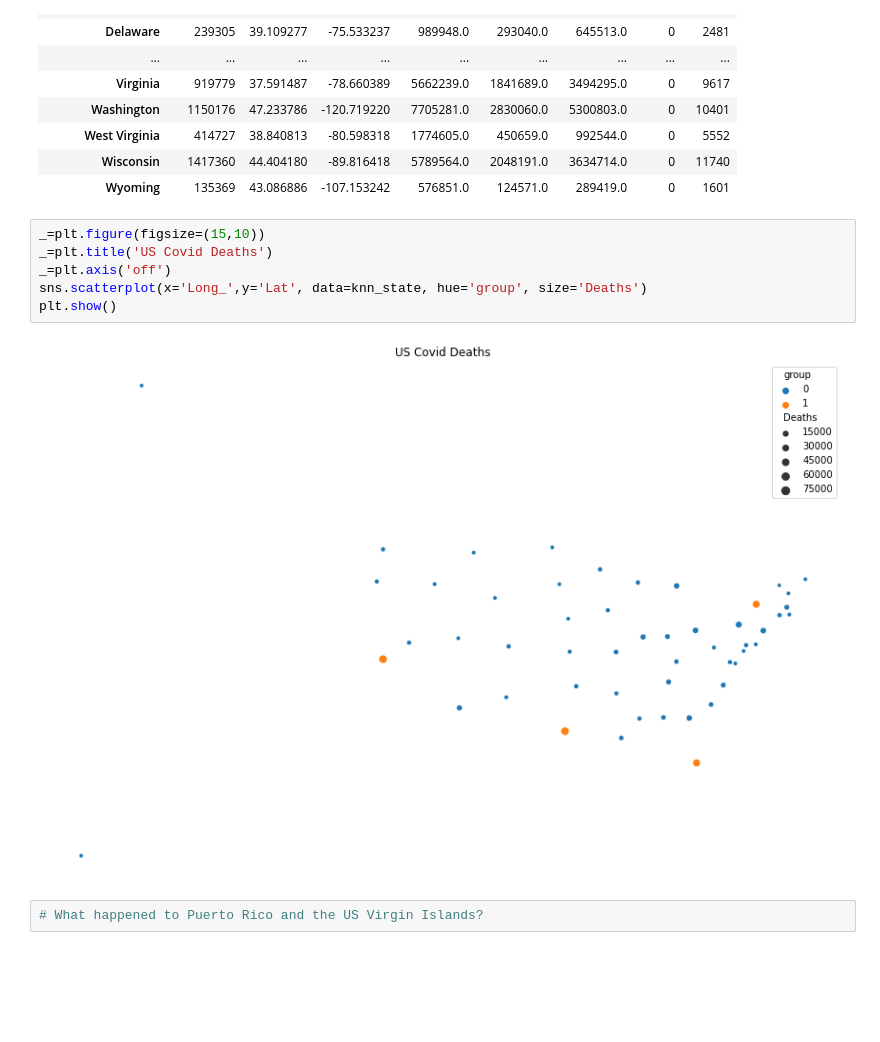
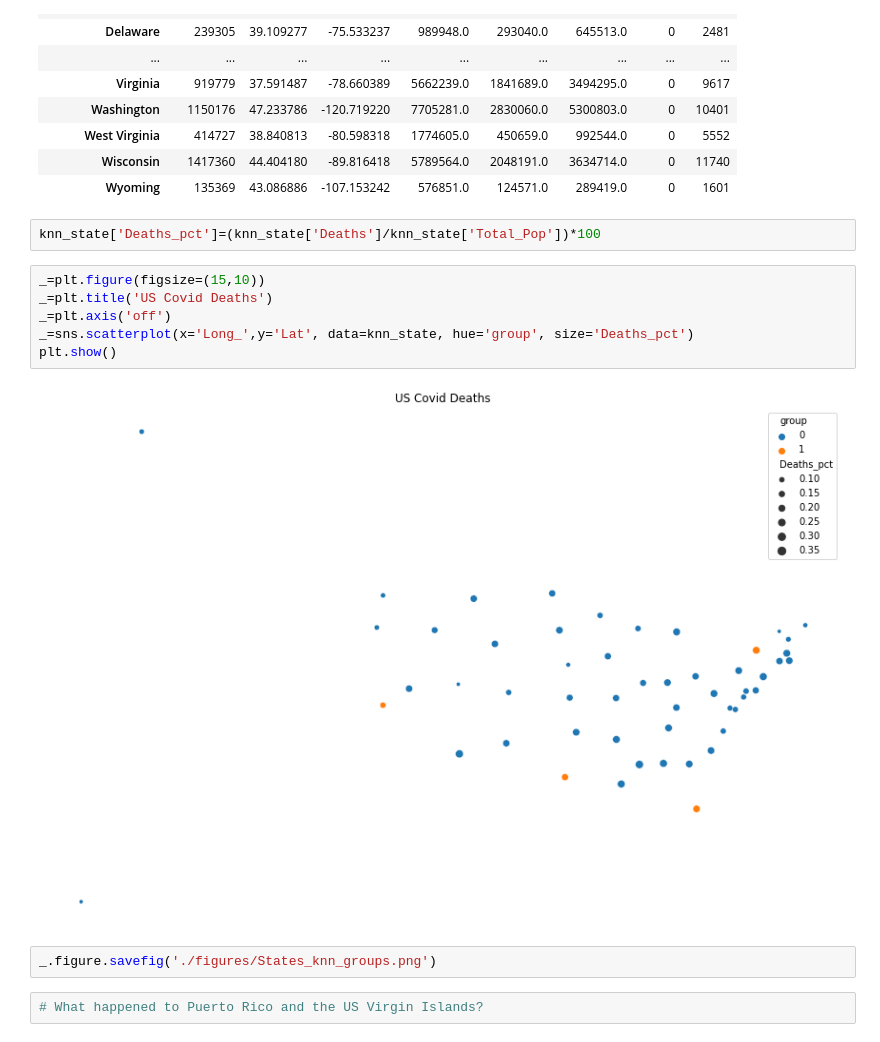
Before and after one commit to asullivan42/COVID_Bubble_Estimator, a Jupyter notebook: Regression_Analysis.ipynb, the cells around one changed output. Cells and saved outputs as stored; diff of their text form; blank space fills up the shorter version.

```diff
--- a/Regression_Analysis.ipynb
+++ b/Regression_Analysis.ipynb
@@ -2691,13 +2705,17 @@ knn_state
 | West Virginia | 414727 | 38.840813 | -80.598318 | 1774605.0 | 450659.0 | 992544.0 | 0 | 5552 |
 | Wisconsin | 1417360 | 44.404180 | -89.816418 | 5789564.0 | 2048191.0 | 3634714.0 | 0 | 11740 |
 | Wyoming | 135369 | 43.086886 | -107.153242 | 576851.0 | 124571.0 | 289419.0 | 0 | 1601 |
+# %%
+knn_state['Deaths_pct']=(knn_state['Deaths']/knn_state['Total_Pop'])*100
 # %%
 _=plt.figure(figsize=(15,10))
 _=plt.title('US Covid Deaths')
 _=plt.axis('off')
-sns.scatterplot(x='Long_',y='Lat', data=knn_state, hue='group', size='Deaths')
+_=sns.scatterplot(x='Long_',y='Lat', data=knn_state, hue='group', size='Deaths_pct')
 plt.show()
 # %% [output]
-[figure, old version]
+[figure, new version]
+# %%
+_.figure.savefig('./figures/States_knn_groups.png')
 # %%
 # What happened to Puerto Rico and the US Virgin Islands?
```
Also changed, not shown: parts of 21 cells of this notebook, 7 other files.
